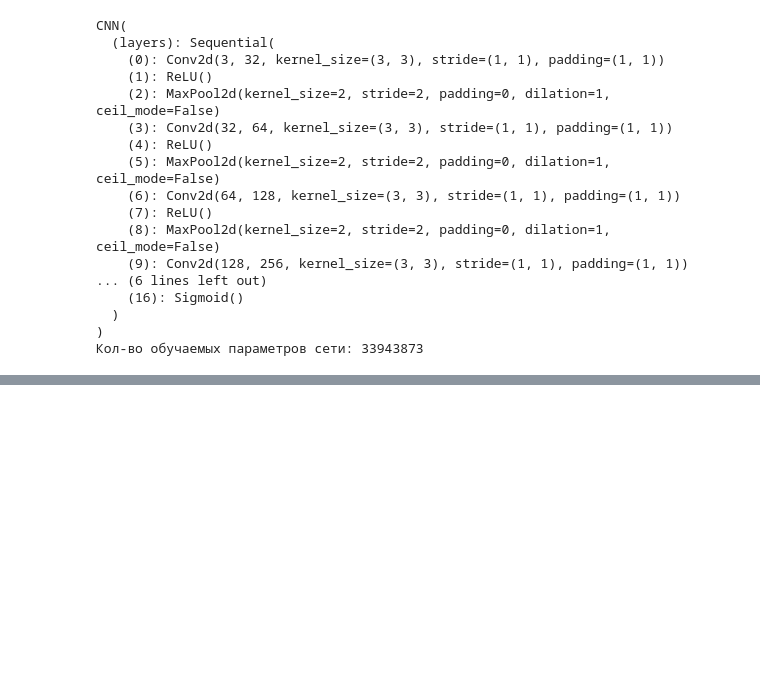
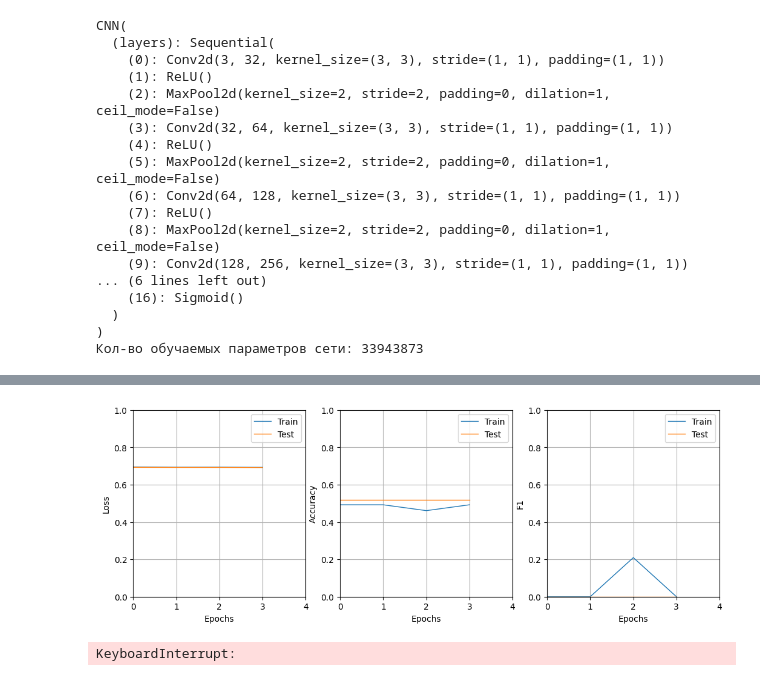
Before and after one commit to khosta77/TP_DL2024, a Jupyter notebook: HW03/lecture3_hw_gpu.ipynb, the cells around one changed output, grey strips where cells are left out. Drawn from its saved outputs; the diff is of its cells as text; code cells hidden in the pictures; blank space fills up the shorter version.

```diff
--- a/HW03/lecture3_hw_gpu.ipynb
+++ b/HW03/lecture3_hw_gpu.ipynb
@@ -128,5 +134,2 @@ plt.show()
 # %% [markdown]
 **Что-то сильный шум на вид, возможно надо будет перегнать**
-# %%
-LEARNING_RATE = 0.01
-EPOCH = 40
@@ -273,0 +159,5 @@ class CNN(nn.Module):
+# %%
+def load_lists_from_file(file_name):
+    with open(file_name, 'rb') as f:
+        list1, list2, list3, list4, list5, list6 = pickle.load(f)
+    return list1, list2, list3, list4, list5, list6, len(list6)
@@ -274,11 +168,10 @@ class CNN(nn.Module):
 # %%
 cnn = CNN().to(DEVICE)
-print(cnn)
-
+cnn.load_state_dict(torch.load('mymodel'))
 criterion = nn.BCELoss()
-optimizer = optim.Adam(cnn.parameters(), lr=LEARNING_RATE)
-
-print('Кол-во обучаемых параметров сети: ' + str(sum([p.numel() for p in cnn.parameters()])))
+optimizer = optim.SGD(cnn.parameters(), lr=LEARNING_RATE)
+model = Model(cnn, criterion, optimizer, DEVICE)
+print(f'{cnn}\nКол-во обучаемых параметров сети: {sum([p.numel() for p in cnn.parameters()])}')
 # %% [output]
 CNN(
   (layers): Sequential(
@@ -297,7 +190,3 @@ CNN(
   )
 )
 Кол-во обучаемых параметров сети: 33943873
-# %%
-%%time
-model = Model(cnn, criterion, optimizer)
-_, _, _, _, _, _ = model.train(train_loader, test_loader, EPOCH)
@@ -306,0 +193,9 @@ KeyboardInterrupt:
+# %%
+tr_loss, val_loss, tr_acc, val_acc, tr_f1, val_f1, size = load_lists_from_file('work.log')
+model.plotLAF(tr_loss, val_loss, tr_acc, val_acc, tr_f1, val_f1, size)
+# %% [output]
+[figure, added]
+# %%
+dataTest(model, train_loader)
+# %% [output]
+KeyboardInterrupt:
```
Also changed, not shown: parts of 14 cells of this notebook, 1 other file.
